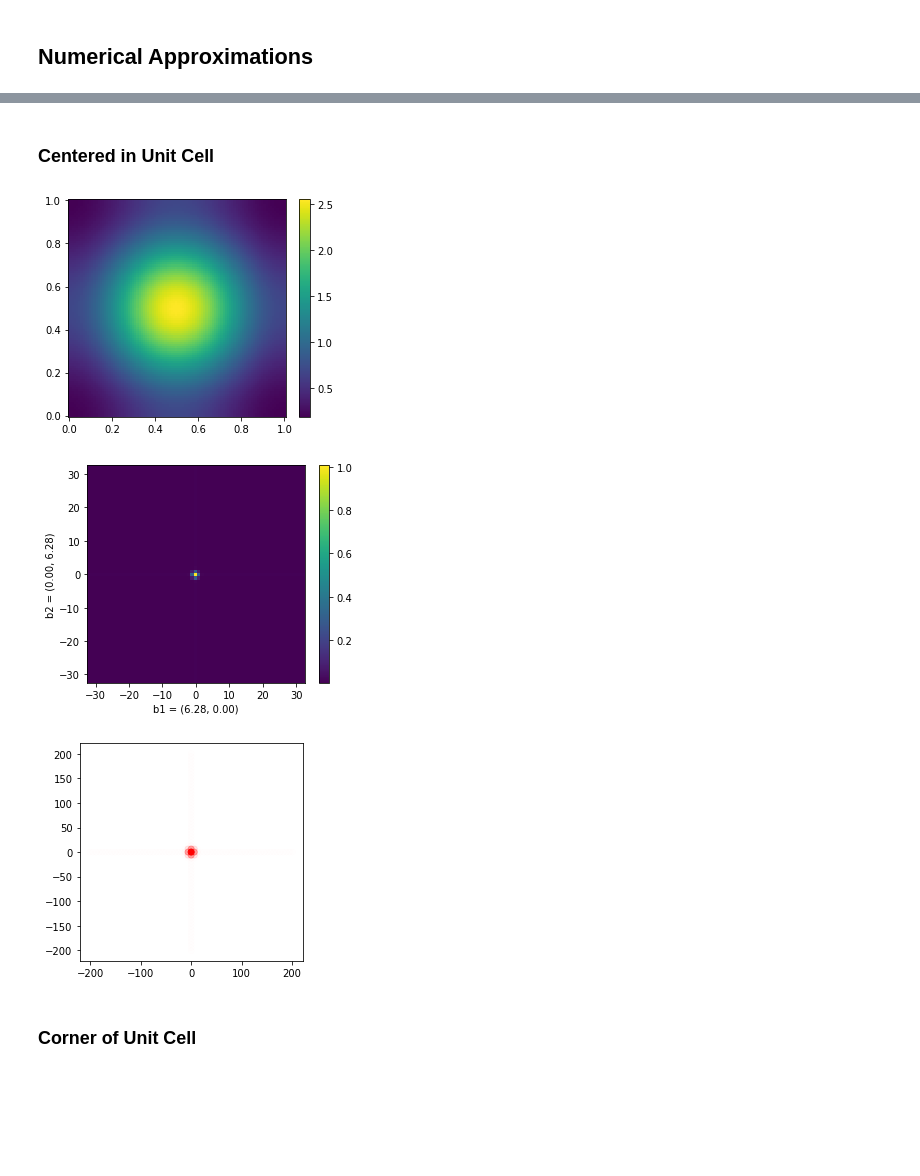
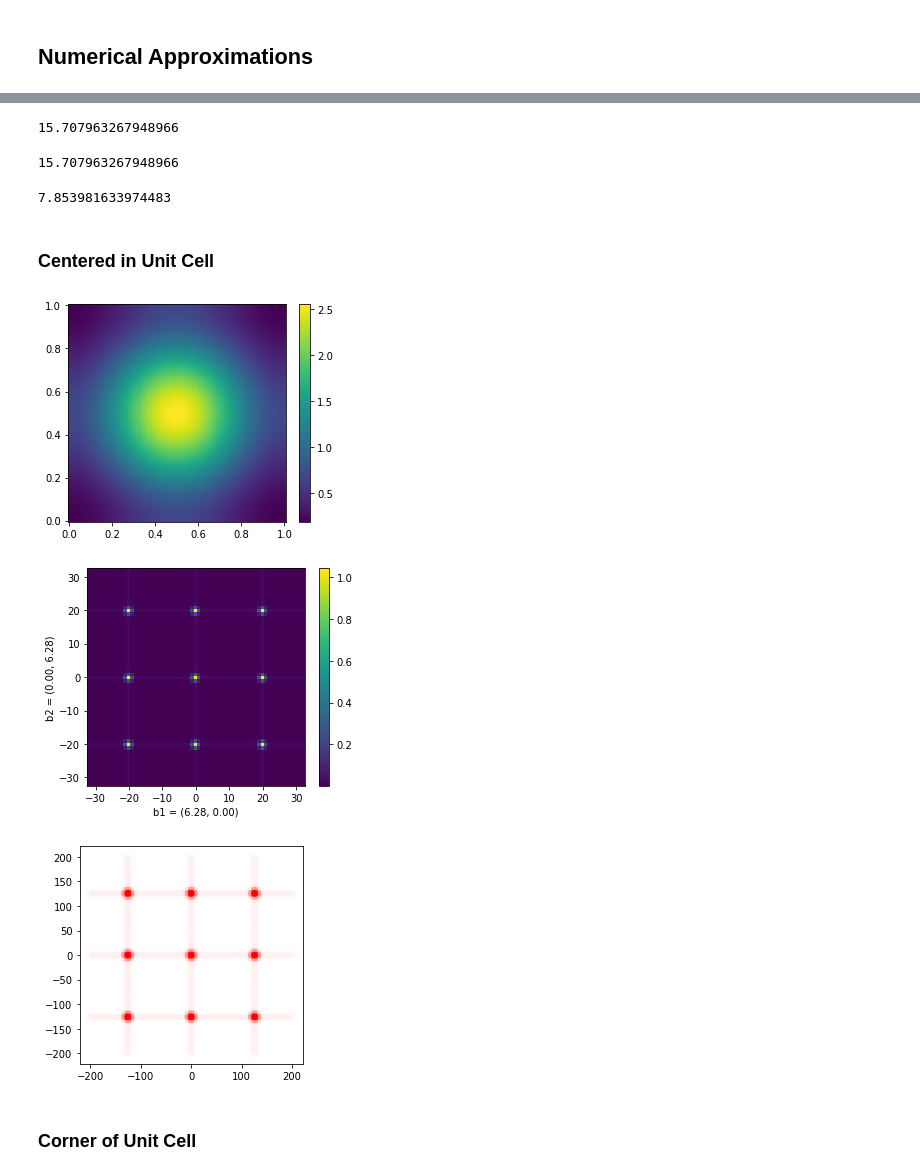
Before and after one commit to markus7800/VoxelNet, a Jupyter notebook: gaussians.ipynb, the cells around one changed output, grey strips where cells are left out. Drawn from its saved outputs; the diff is of its cells as text; code cells hidden in the pictures; blank space fills up the shorter version.

```diff
--- a/gaussians.ipynb
+++ b/gaussians.ipynb
@@ -35,0 +61,37 @@ def get_nD_gaussian(mus, sigma, K, A):
+# %%
+def reciprocal_lattice(s, A, n=101, mx=None, my=None):
+    d = A.shape[0]
+
+    B = 2*np.pi * np.linalg.inv(A).T
+
+    xi = np.linspace(0,1,n)
+
+    n_mx = len(mx)
+    n_my = len(my)
+
+
+    if d == 2:
+        x1, x2 = np.meshgrid(xi, xi)
+        X = np.vstack((x1.reshape(1,-1), x2.reshape(1,-1))) # (2,n*n) n = len(xi)
+
+        m1, m2 = np.meshgrid(mx, my)
+        M = np.vstack((m1.reshape(1,-1), m2.reshape(1,-1))) # (2,n_mx*n_my)
+    else:
+        raise ValueError("Not implemented")
+
+
+    R = A.dot(X) # (2,n*n)
+    G = B.dot(M) # (2,n_mx*n_my)
+
+    XR = R.T.dot(G) # (n*n, n_mx*n_my) (=2 * np.pi * X.T.dot(M))
+
+    E = np.exp(-1j * XR) # (n*n, n_mx*n_my)
+
+    SR = s(R) # (n*n, )
+
+    delta = (xi[1] - xi[0])**d
+    SG = delta * SR.dot(E) # (n_mx*n_my,)
+
+    SG = SG.reshape(n_mx*n_my)
+
+    return (B, G, SG)
@@ -36,16 +232,28 @@ def get_nD_gaussian(mus, sigma, K, A):
+# %%
+2 * np.pi / 12.8 * 32
+# %% [output]
+15.707963267948966
+# %%
+2 * np.pi / 0.4
+# %% [output]
+15.707963267948966
+# %%
+2 * np.pi / 0.4 / 2
+# %% [output]
+7.853981633974483
 # %% [markdown]
 ### Centered in Unit Cell
 # %%
 A = np.eye(2)
 gauss = get_nD_gaussian(np.array([[0.5,0.5]]), 0.25, 3, A)
 xi, sr = bravais_lattice(gauss, A)
 plot_2D_realspace_lattice(A, xi, sr)
-B, mi, sg = reciprocal_lattice(gauss, A, g0=-32, g1=32)
+B, mi, sg = reciprocal_lattice(gauss, A, g0=-32, g1=32, n=21)
 plot_2D_reciprocal_lattice(B, mi, sg)
 # %% [output]
 [figure]
-[figure, old version]
+[figure, new version]
-[figure, old version]
+[figure, new version]
 # %% [markdown]
 ### Corner of Unit Cell
 # %%
```
Also changed, not shown: parts of 14 cells of this notebook, 1 other file.
